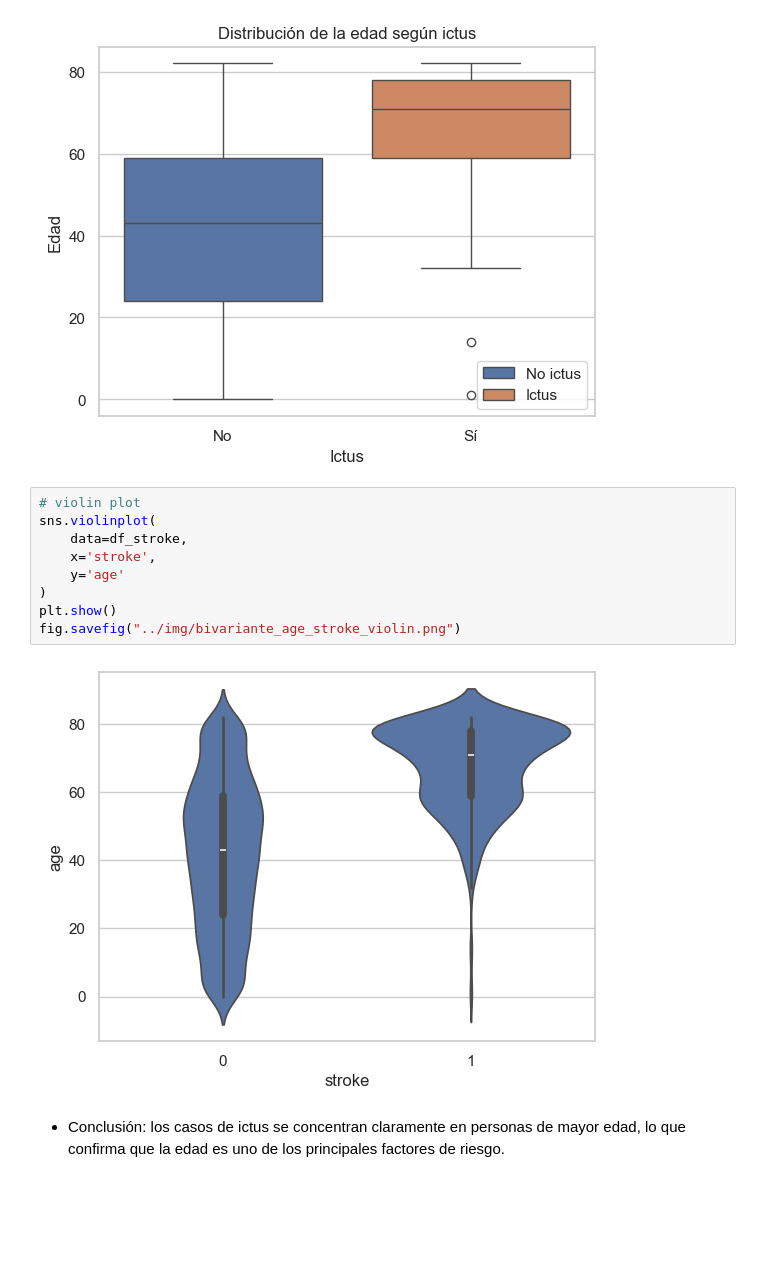
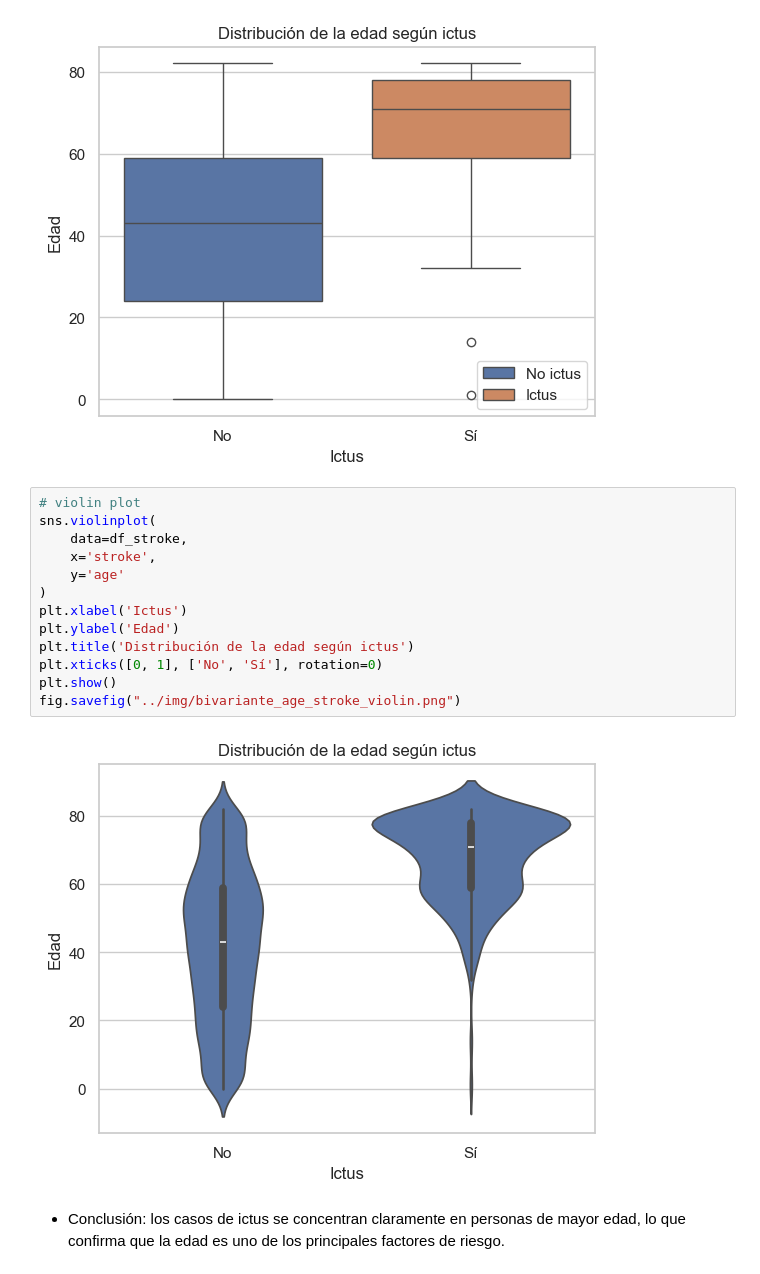
Before and after one commit to eleacos/EDA_Stroke_Prediction, a Jupyter notebook: src/notebooks/notebook-eda-principal.ipynb, the cells around one changed output. Cells and saved outputs as stored; diff of their text form; blank space fills up the shorter version.

```diff
--- a/src/notebooks/notebook-eda-principal.ipynb
+++ b/src/notebooks/notebook-eda-principal.ipynb
@@ -581,14 +582,18 @@ fig.savefig("../img/bivariante_age_stroke_boxplot.png")
 # %%
 # violin plot
 sns.violinplot(
     data=df_stroke,
     x='stroke',
     y='age'
 )
+plt.xlabel('Ictus')
+plt.ylabel('Edad')
+plt.title('Distribución de la edad según ictus')
+plt.xticks([0, 1], ['No', 'Sí'], rotation=0)
 plt.show()
 fig.savefig("../img/bivariante_age_stroke_violin.png")
 # %% [output]
-[figure, old version]
+[figure, new version]
 # %% [markdown]
 - Conclusión: los casos de ictus se concentran claramente en personas de mayor edad, lo que confirma que la edad es uno de los principales factores de riesgo.
 # %% [markdown]
```
Also changed, not shown: parts of 15 cells of this notebook, 16 other files.
